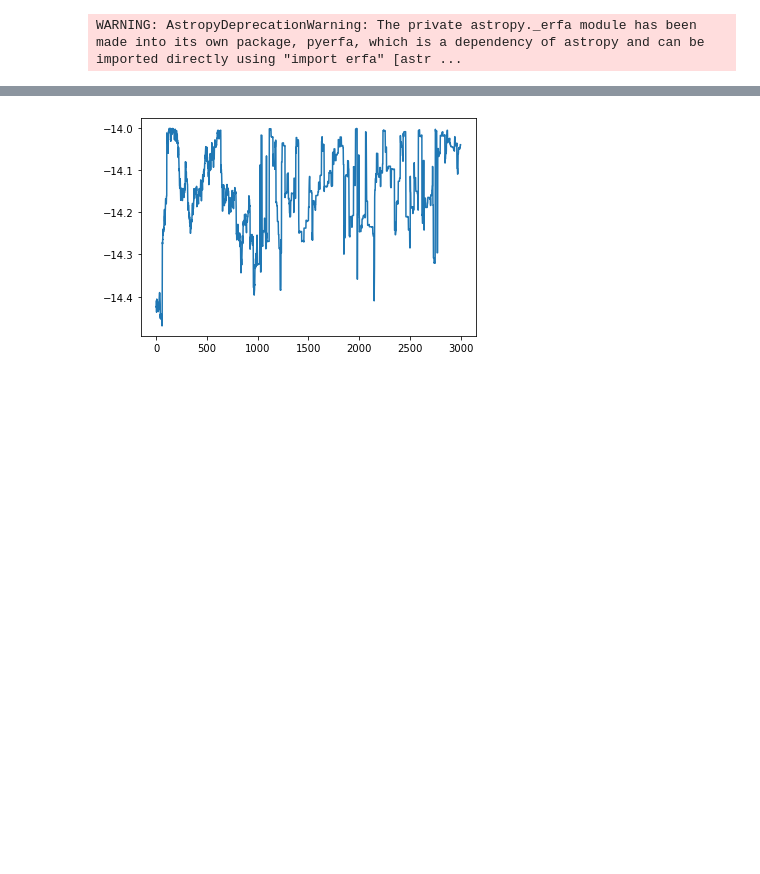
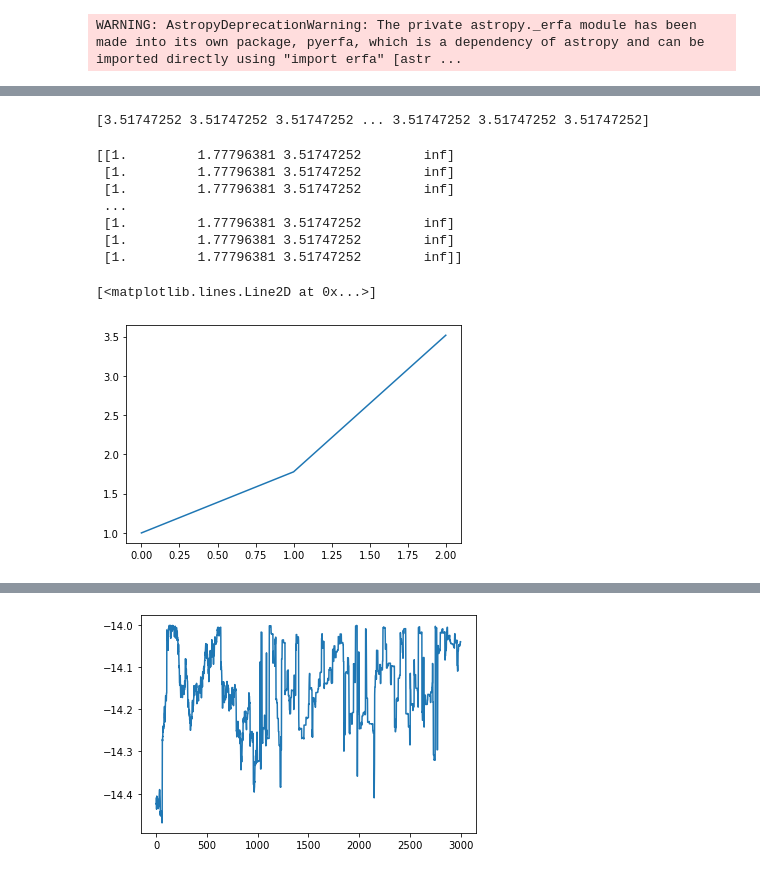
Before and after one commit to AaronDJohnson/impulse_mcmc, a Jupyter notebook: pta_test.ipynb, the cells around one changed output, grey strips where cells are left out. Drawn from its saved outputs; the diff is of its cells as text; code cells hidden in the pictures; blank space fills up the shorter version.

```diff
--- a/pta_test.ipynb
+++ b/pta_test.ipynb
@@ -41,3 +71,20 @@ plt.show()
+# %%
+print(np.vstack(temps)[:, 2])
+# %% [output]
+[3.51747252 3.51747252 3.51747252 ... 3.51747252 3.51747252 3.51747252]
+# %%
+print(np.vstack(temps))
+plt.plot(np.vstack(temps)[2, :])
+# %% [output]
+[[1.         1.77796381 3.51747252        inf]
+ [1.         1.77796381 3.51747252        inf]
+ [1.         1.77796381 3.51747252        inf]
+ ...
+ [1.         1.77796381 3.51747252        inf]
+ [1.         1.77796381 3.51747252        inf]
+ [1.         1.77796381 3.51747252        inf]]
+[<matplotlib.lines.Line2D at 0x...>]
+[figure, added]
 # %%
 outDir = './chains/sngl/'
 with open(outDir + 'chain_1.txt', 'r') as f:
```
Also changed, not shown: parts of 5 cells of this notebook, 2 other files.
